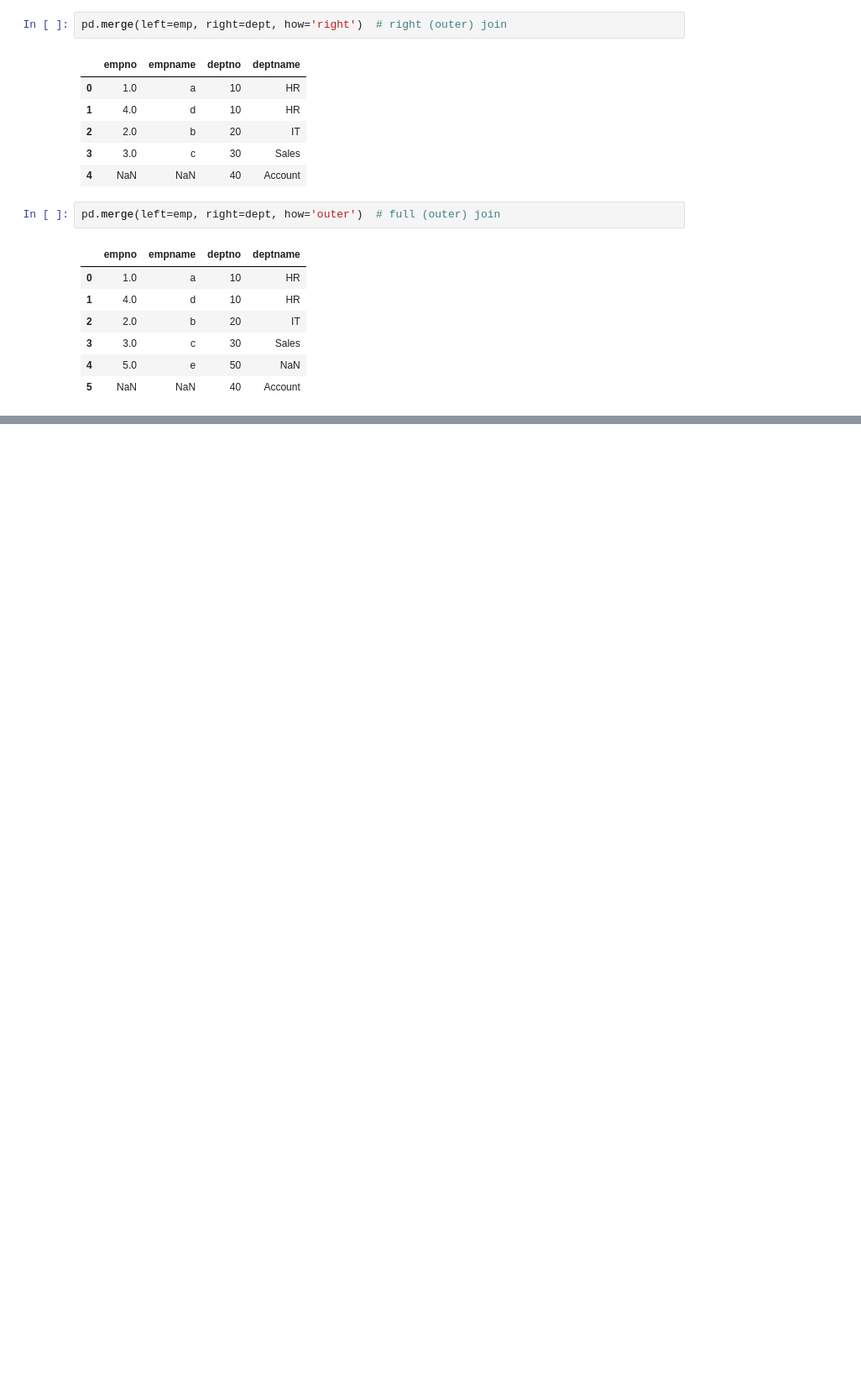
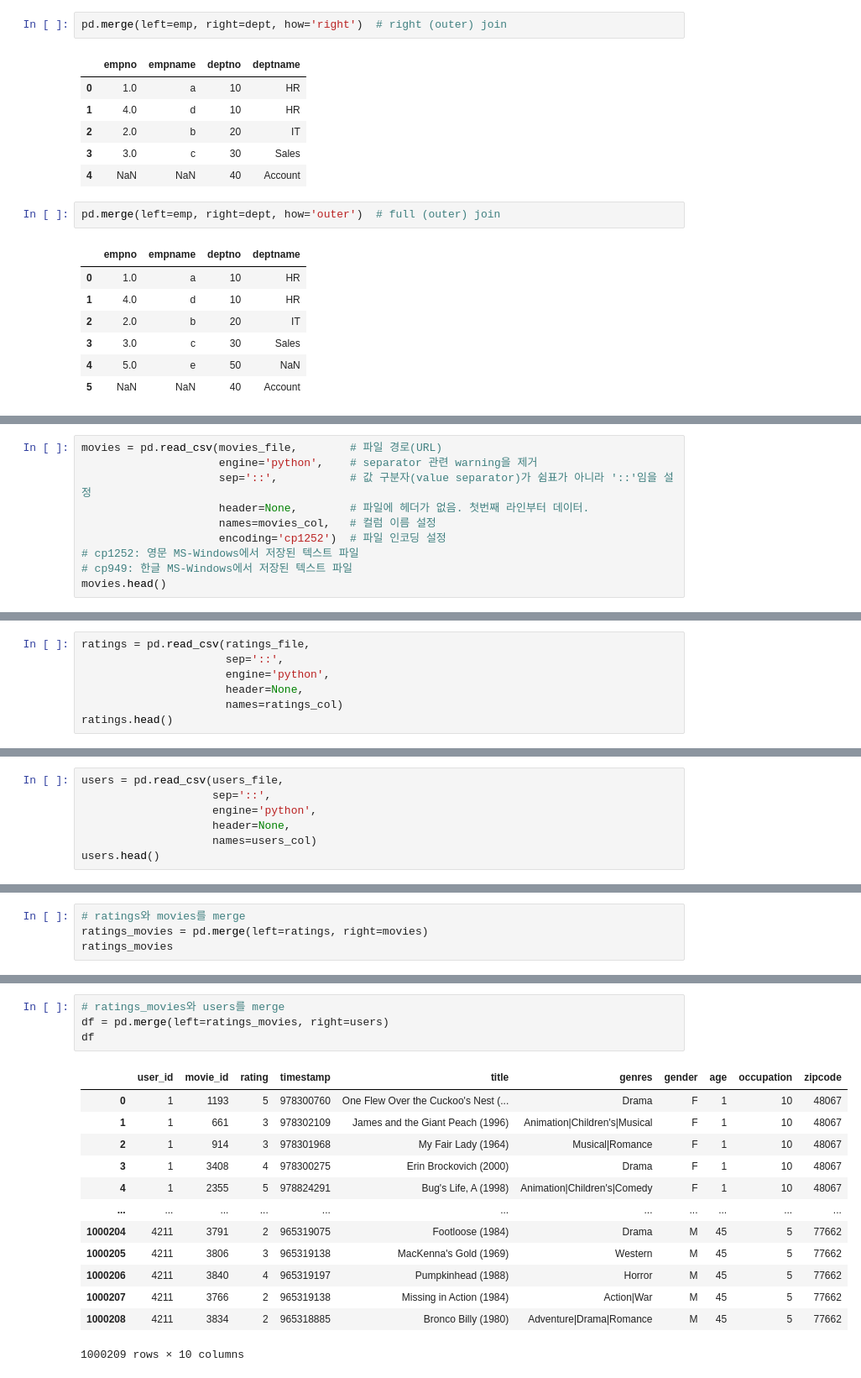
Before and after one commit to JakeOh/202103_itw_pyda_wkd, a Jupyter notebook: da11_movielens.ipynb, the cells around one changed output, grey strips where cells are left out. Shown: that part at 84% size. Drawn from its saved outputs; the diff is of its cells as text; blank space fills up the shorter version.

```diff
--- a/da11_movielens.ipynb
+++ b/da11_movielens.ipynb
@@ -68,0 +79,10 @@ pd.merge(left=emp, right=dept, how='outer')  # full (outer) join
+# %%
+movies = pd.read_csv(movies_file,        # 파일 경로(URL)
+                     engine='python',    # separator 관련 warning을 제거
+                     sep='::',           # 값 구분자(value separator)가 쉼표가 아니라 '::'임을 설정
+                     header=None,        # 파일에 헤더가 없음. 첫번째 라인부터 데이터.
+                     names=movies_col,   # 컬럼 이름 설정
+                     encoding='cp1252')  # 파일 인코딩 설정
+# cp1252: 영문 MS-Windows에서 저장된 텍스트 파일
+# cp949: 한글 MS-Windows에서 저장된 텍스트 파일
+movies.head()
@@ -68,0 +96,7 @@ pd.merge(left=emp, right=dept, how='outer')  # full (outer) join
+# %%
+ratings = pd.read_csv(ratings_file,
+                      sep='::',
+                      engine='python',
+                      header=None,
+                      names=ratings_col)
+ratings.head()
@@ -68,0 +110,7 @@ pd.merge(left=emp, right=dept, how='outer')  # full (outer) join
+# %%
+users = pd.read_csv(users_file,
+                    sep='::',
+                    engine='python',
+                    header=None,
+                    names=users_col)
+users.head()
@@ -68,0 +126,4 @@ pd.merge(left=emp, right=dept, how='outer')  # full (outer) join
+# %%
+# ratings와 movies를 merge
+ratings_movies = pd.merge(left=ratings, right=movies)
+ratings_movies
@@ -68,0 +144,18 @@ pd.merge(left=emp, right=dept, how='outer')  # full (outer) join
+# %%
+# ratings_movies와 users를 merge
+df = pd.merge(left=ratings_movies, right=users)
+df
+# %% [output]
+|  | user_id | movie_id | rating | timestamp | title | genres | gender | age | occupation | zipcode |
+| 0 | 1 | 1193 | 5 | 978300760 | One Flew Over the Cuckoo's Nest (... | Drama | F | 1 | 10 | 48067 |
+| 1 | 1 | 661 | 3 | 978302109 | James and the Giant Peach (1996) | Animation|Children's|Musical | F | 1 | 10 | 48067 |
+| 2 | 1 | 914 | 3 | 978301968 | My Fair Lady (1964) | Musical|Romance | F | 1 | 10 | 48067 |
+| 3 | 1 | 3408 | 4 | 978300275 | Erin Brockovich (2000) | Drama | F | 1 | 10 | 48067 |
+| 4 | 1 | 2355 | 5 | 978824291 | Bug's Life, A (1998) | Animation|Children's|Comedy | F | 1 | 10 | 48067 |
+| ... | ... | ... | ... | ... | ... | ... | ... | ... | ... | ... |
+| 1000204 | 4211 | 3791 | 2 | 965319075 | Footloose (1984) | Drama | M | 45 | 5 | 77662 |
+| 1000205 | 4211 | 3806 | 3 | 965319138 | MacKenna's Gold (1969) | Western | M | 45 | 5 | 77662 |
+| 1000206 | 4211 | 3840 | 4 | 965319197 | Pumpkinhead (1988) | Horror | M | 45 | 5 | 77662 |
+| 1000207 | 4211 | 3766 | 2 | 965319138 | Missing in Action (1984) | Action|War | M | 45 | 5 | 77662 |
+| 1000208 | 4211 | 3834 | 2 | 965318885 | Bronco Billy (1980) | Adventure|Drama|Romance | M | 45 | 5 | 77662 |
+1000209 rows × 10 columns
```
Also changed, not shown: parts of 12 cells of this notebook.
